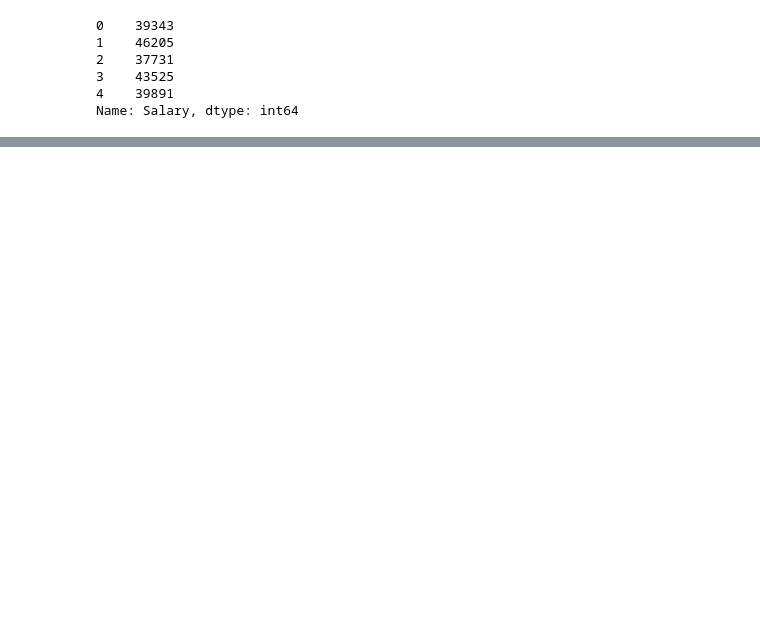
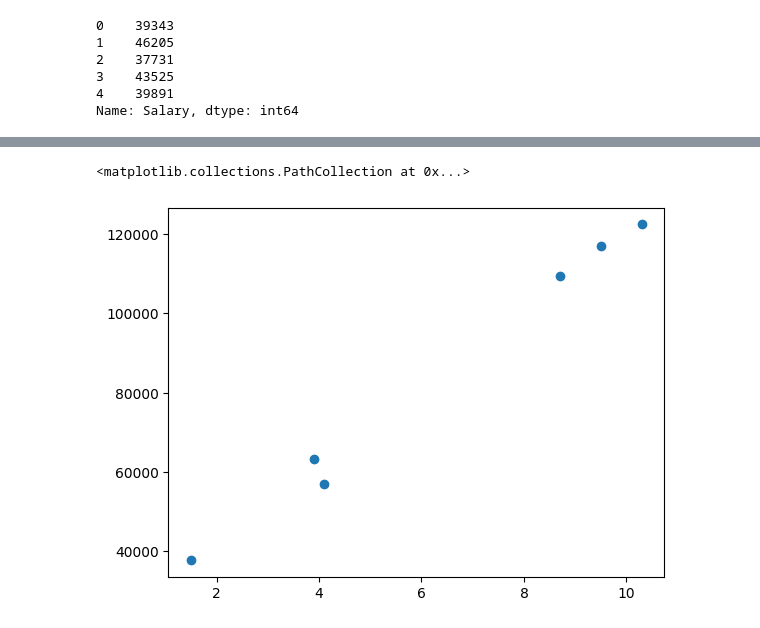
Before and after one commit to ijazkhan101/Machine-Learning-with-Python-20Days, a Jupyter notebook: simple linear Regression .ipynb, the cells around one changed output, grey strips where cells are left out. Saved outputs shown, nothing was run; the diff lists cells and outputs as text; code cells hidden in the pictures; blank space fills up the shorter version.

```diff
--- a/simple linear Regression .ipynb
+++ b/simple linear Regression .ipynb
@@ -38,0 +61,8 @@ Name: Salary, dtype: int64
+# %%
+# test data plot
+import matplotlib.pylab as plt
+
+plt.scatter(X_test,y_test)
+# %% [output]
+<matplotlib.collections.PathCollection at 0x...>
+[figure, added]
```
Also changed, not shown: parts of 10 cells of this notebook.
